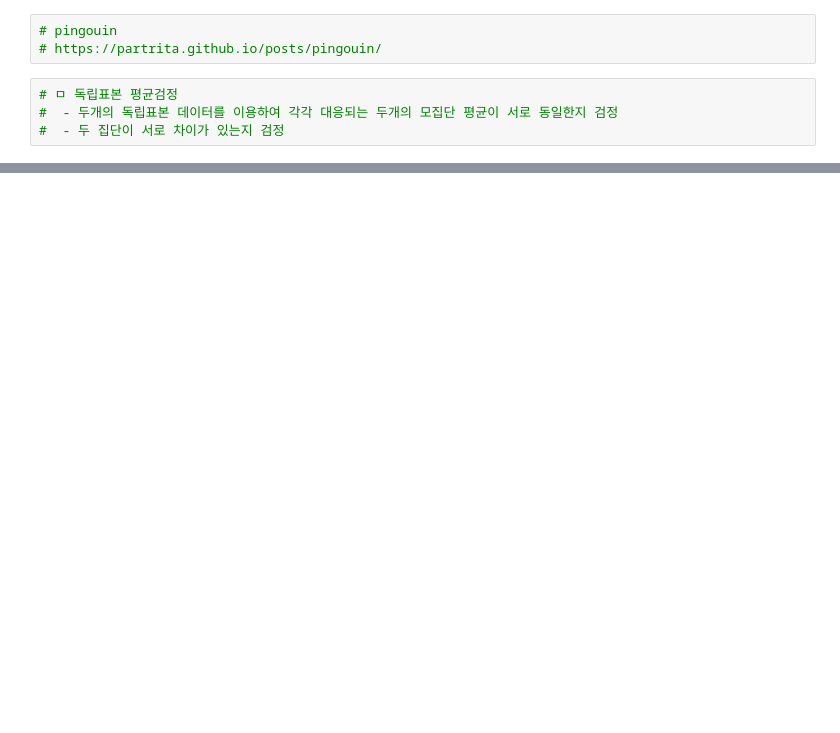
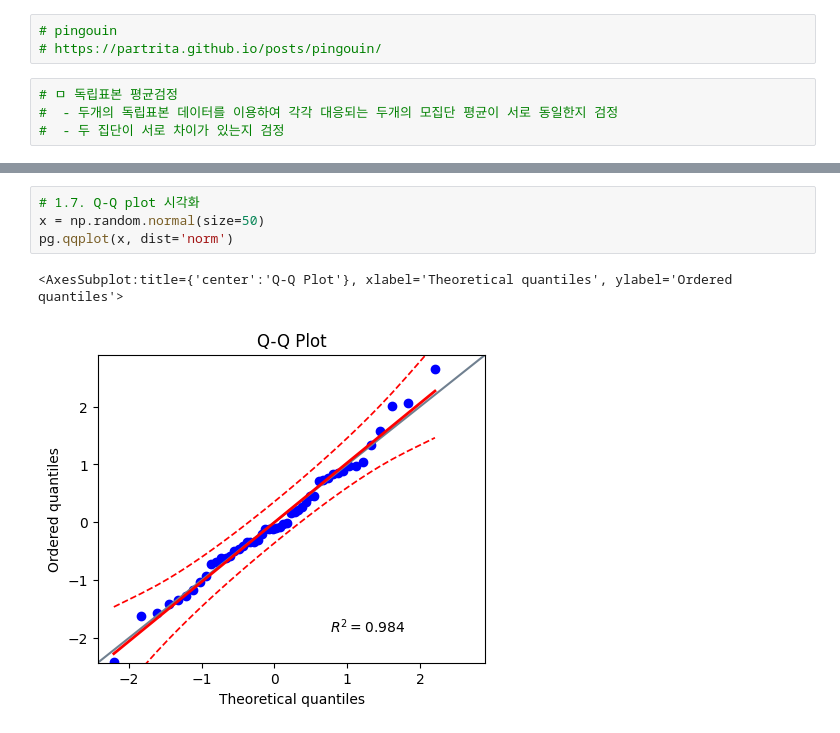
Before and after one commit to wanjuson/analyst_engineer, a Jupyter notebook: 통계공부/pingouin.ipynb, the cells around one changed output, grey strips where cells are left out. Cells and saved outputs as stored; diff of their text form; blank space fills up the shorter version.

```diff
--- a/통계공부/pingouin.ipynb
+++ b/통계공부/pingouin.ipynb
@@ -86,0 +111,7 @@ Ttest_1sampResult(statistic=1.0992421631894096, pvalue=0.1403523238232774)
+# %%
+# 1.7. Q-Q plot 시각화
+x = np.random.normal(size=50)
+pg.qqplot(x, dist='norm')
+# %% [output]
+<AxesSubplot:title={'center':'Q-Q Plot'}, xlabel='Theoretical quantiles', ylabel='Ordered quantiles'>
+[figure, added]
```
Also changed, not shown: parts of 21 cells of this notebook.
